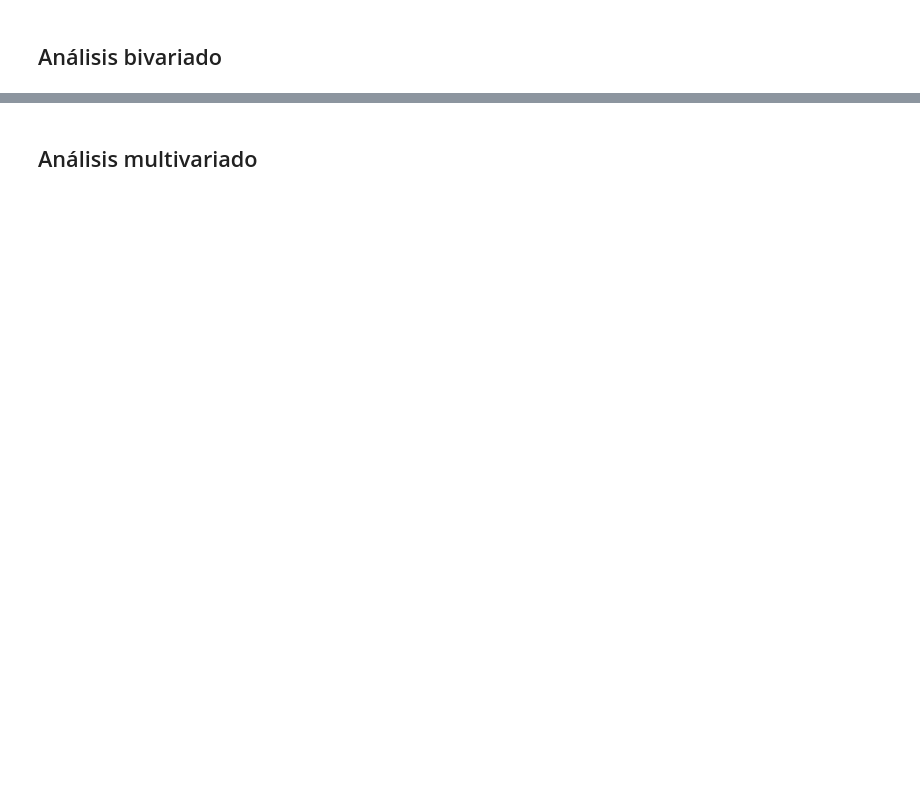
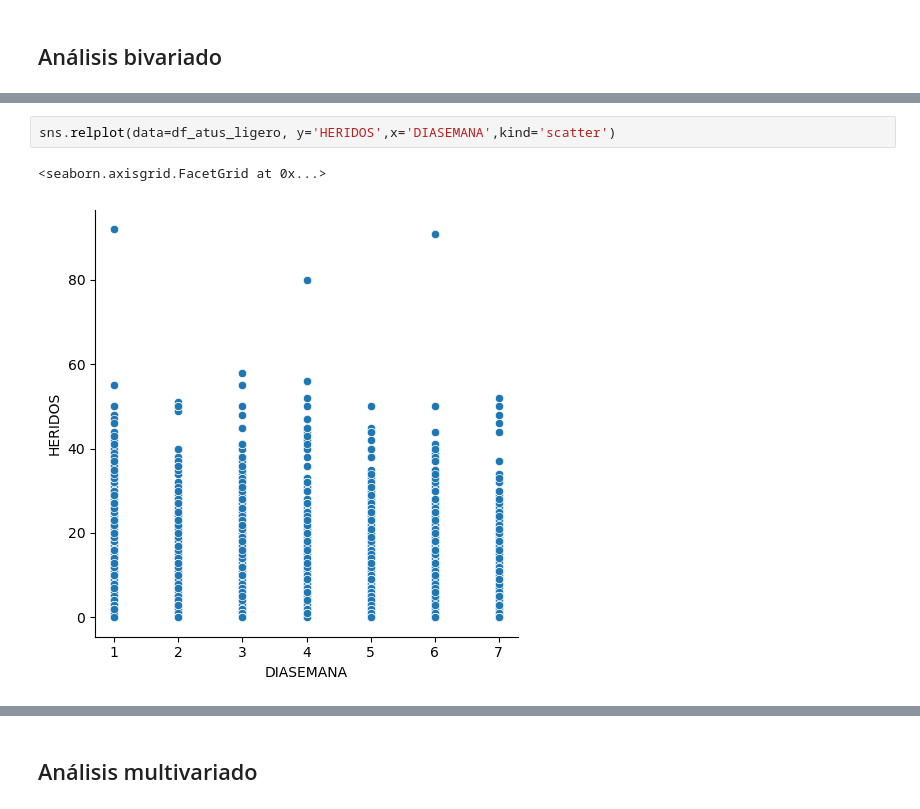
Before and after one commit to DRACDARKTIME/traffic-accidents-mx-1997-2023, a Jupyter notebook: notebooks/1.2-drac-analisis.ipynb, the cells around one changed output, grey strips where cells are left out. Cells and saved outputs as stored; diff of their text form; blank space fills up the shorter version.

```diff
--- a/notebooks/1.2-drac-analisis.ipynb
+++ b/notebooks/1.2-drac-analisis.ipynb
@@ -30,0 +132,5 @@ sns.catplot(
+# %%
+sns.relplot(data=df_atus_ligero, y='HERIDOS',x='DIASEMANA',kind='scatter')
+# %% [output]
+<seaborn.axisgrid.FacetGrid at 0x...>
+[figure, added]
```
Also changed, not shown: parts of 21 cells of this notebook, 1 other file.
